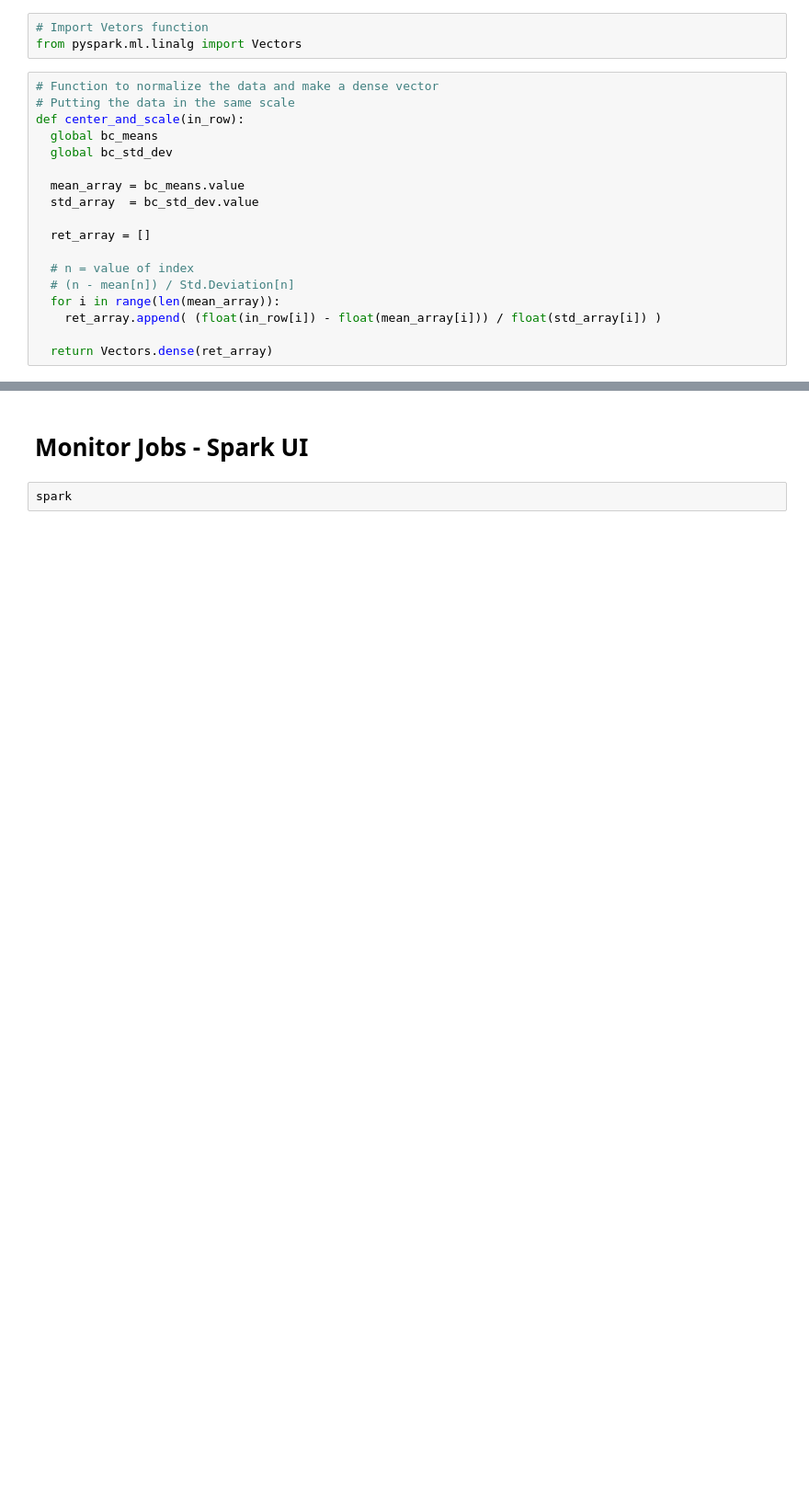
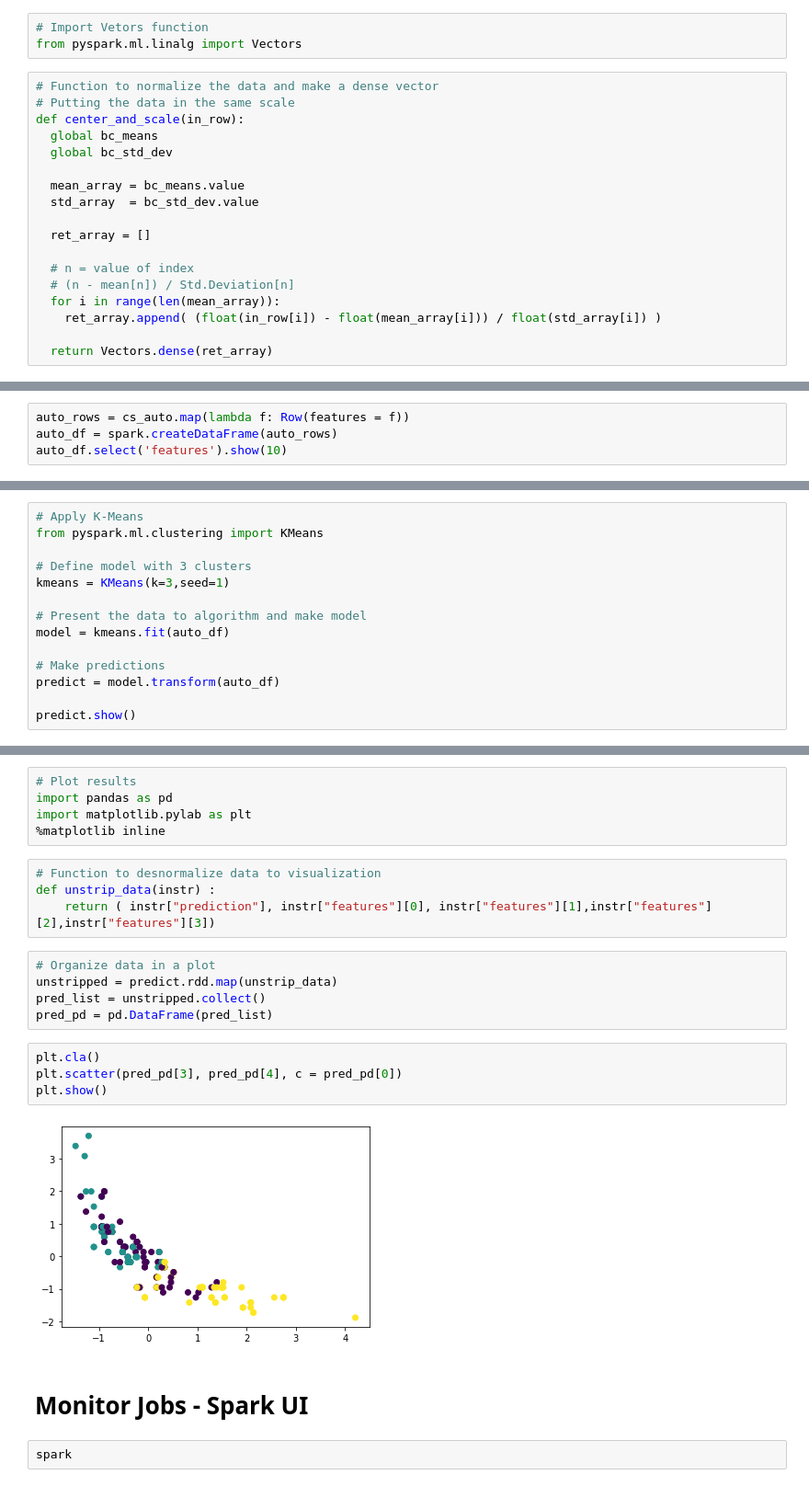
Before and after one commit to ralsouza/apache_spark_real_time_analytics, a Jupyter notebook: notebooks/04_spark_sql.ipynb, the cells around one changed output, grey strips where cells are left out. Shown: that part at 92% size. Drawn from its saved outputs; the diff is of its cells as text; blank space fills up the shorter version.

```diff
--- a/notebooks/04_spark_sql.ipynb
+++ b/notebooks/04_spark_sql.ipynb
@@ -439,3 +439,7 @@ cs_auto.collect()
  DenseVector([-1.0656, 0.869, 2.136, -1.7323]),
  DenseVector([-1.0656, -1.145, 2.0828, -1.4216]),
  DenseVector([0.9337, -1.145, 2.136, -1.7323])]
+# %%
+auto_rows = cs_auto.map(lambda f: Row(features = f))
+auto_df = spark.createDataFrame(auto_rows)
+auto_df.select('features').show(10)
@@ -441,0 +462,14 @@ cs_auto.collect()
+# %%
+# Apply K-Means
+from pyspark.ml.clustering import KMeans
+
+# Define model with 3 clusters
+kmeans = KMeans(k=3,seed=1)
+
+# Present the data to algorithm and make model
+model = kmeans.fit(auto_df)
+
+# Make predictions
+predict = model.transform(auto_df)
+
+predict.show()
@@ -442,3 +494,23 @@ cs_auto.collect()
+# %%
+# Plot results
+import pandas as pd
+import matplotlib.pylab as plt
+%matplotlib inline
+# %%
+# Function to desnormalize data to visualization
+def unstrip_data(instr) :
+    return ( instr["prediction"], instr["features"][0], instr["features"][1],instr["features"][2],instr["features"][3])
+# %%
+# Organize data in a plot
+unstripped = predict.rdd.map(unstrip_data)
+pred_list = unstripped.collect()
+pred_pd = pd.DataFrame(pred_list)
+# %%
+plt.cla()
+plt.scatter(pred_pd[3], pred_pd[4], c = pred_pd[0])
+plt.show()
+# %% [output]
+[figure, added]
 # %% [markdown]
 # Monitor Jobs - Spark UI
 # %%
```
Also changed, not shown: parts of 4 cells of this notebook.
